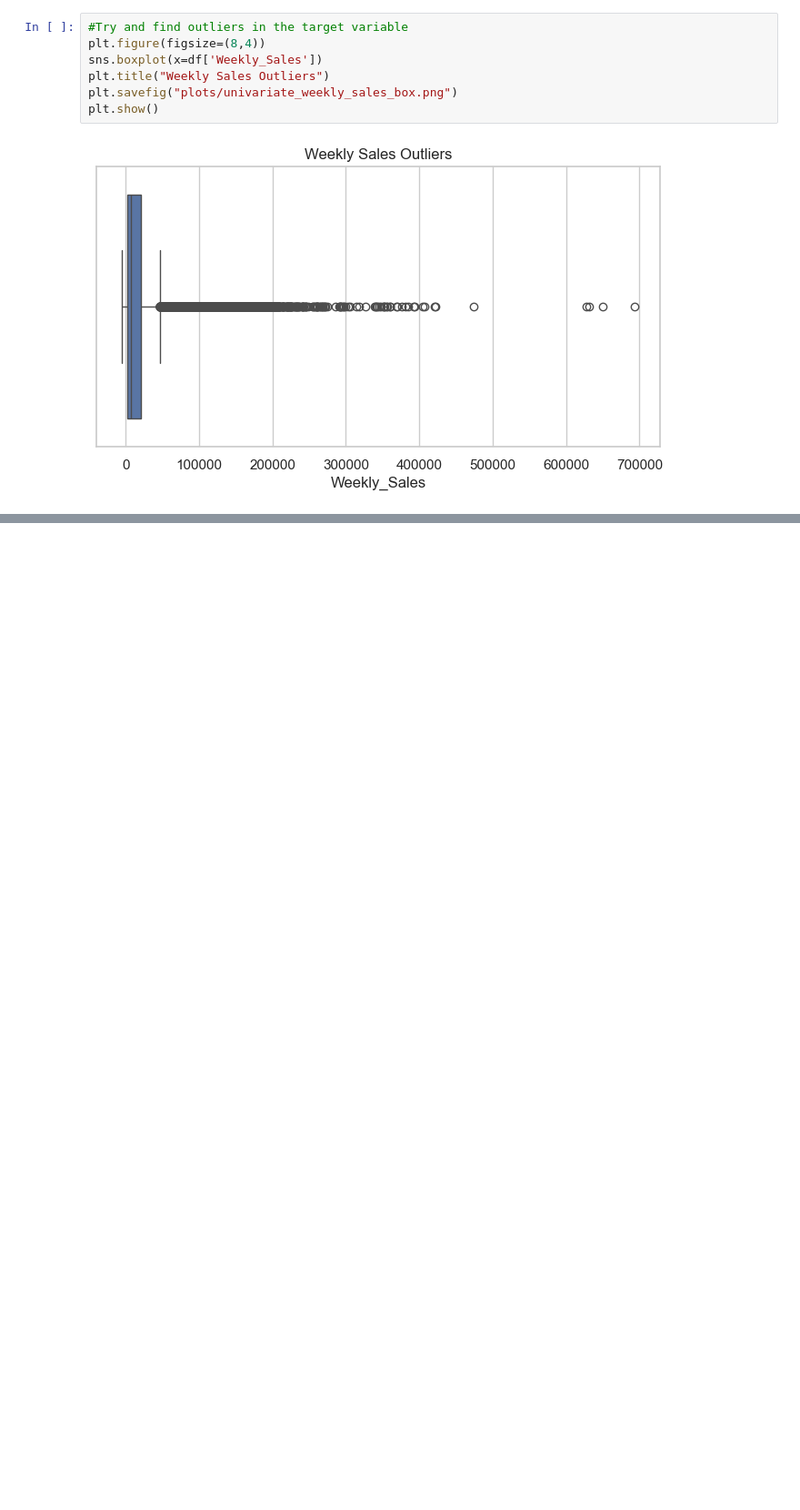
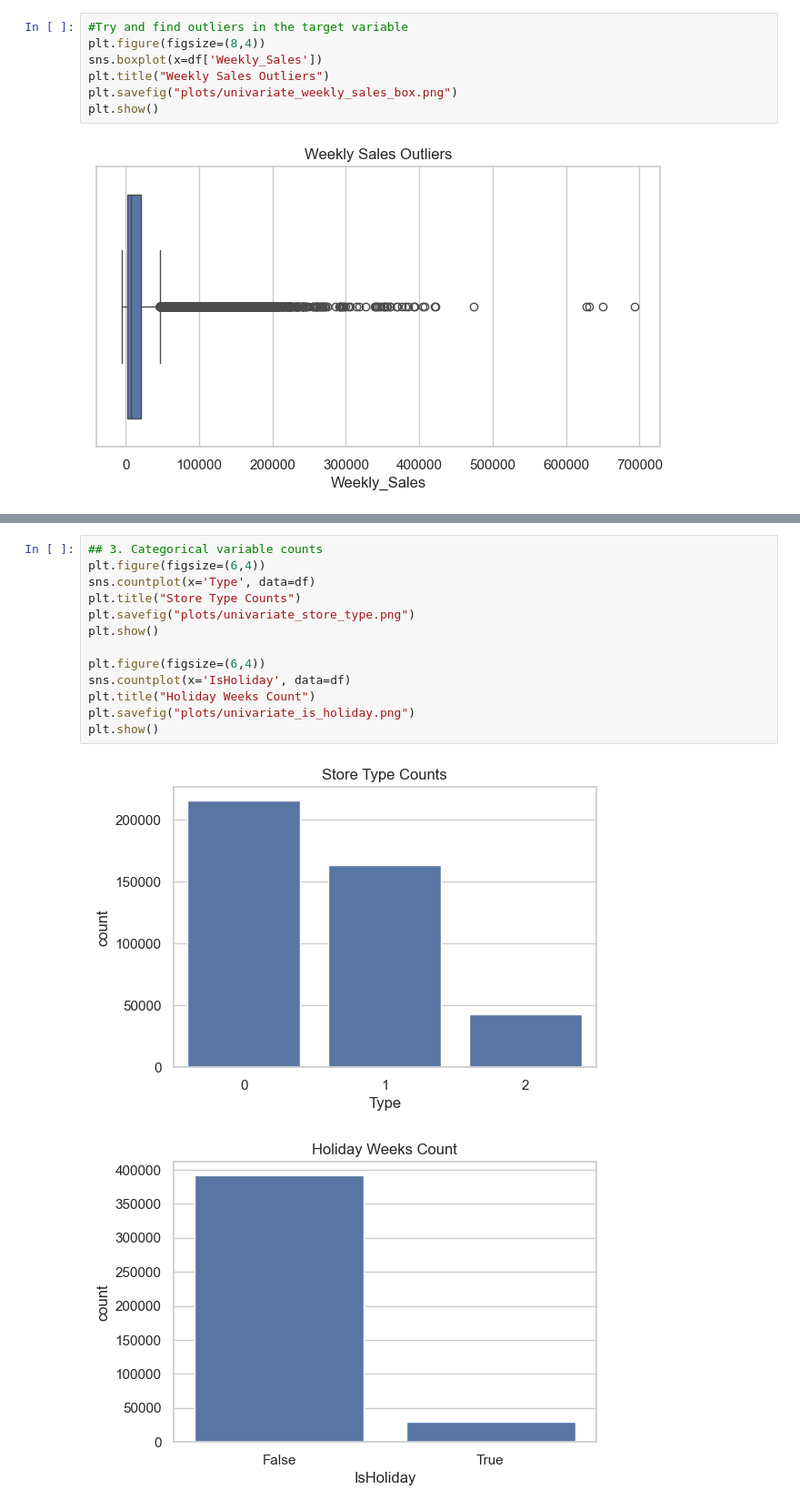
Before and after one commit to Ogam-Alvin/Walmart_Sales_Prediction, a Jupyter notebook: Notebooks/02_eda.ipynb, the cells around one changed output, grey strips where cells are left out. Shown at 91% size. Drawn from its saved outputs; the diff is of its cells as text; blank space fills up the shorter version.

```diff
--- a/Notebooks/02_eda.ipynb
+++ b/Notebooks/02_eda.ipynb
@@ -105,0 +122,16 @@ plt.show()
+# %%
+## 3. Categorical variable counts
+plt.figure(figsize=(6,4))
+sns.countplot(x='Type', data=df)
+plt.title("Store Type Counts")
+plt.savefig("plots/univariate_store_type.png")
+plt.show()
+
+plt.figure(figsize=(6,4))
+sns.countplot(x='IsHoliday', data=df)
+plt.title("Holiday Weeks Count")
+plt.savefig("plots/univariate_is_holiday.png")
+plt.show()
+# %% [output]
+[figure, added]
+[figure, added]
```
Also changed, not shown: parts of 13 cells of this notebook.
